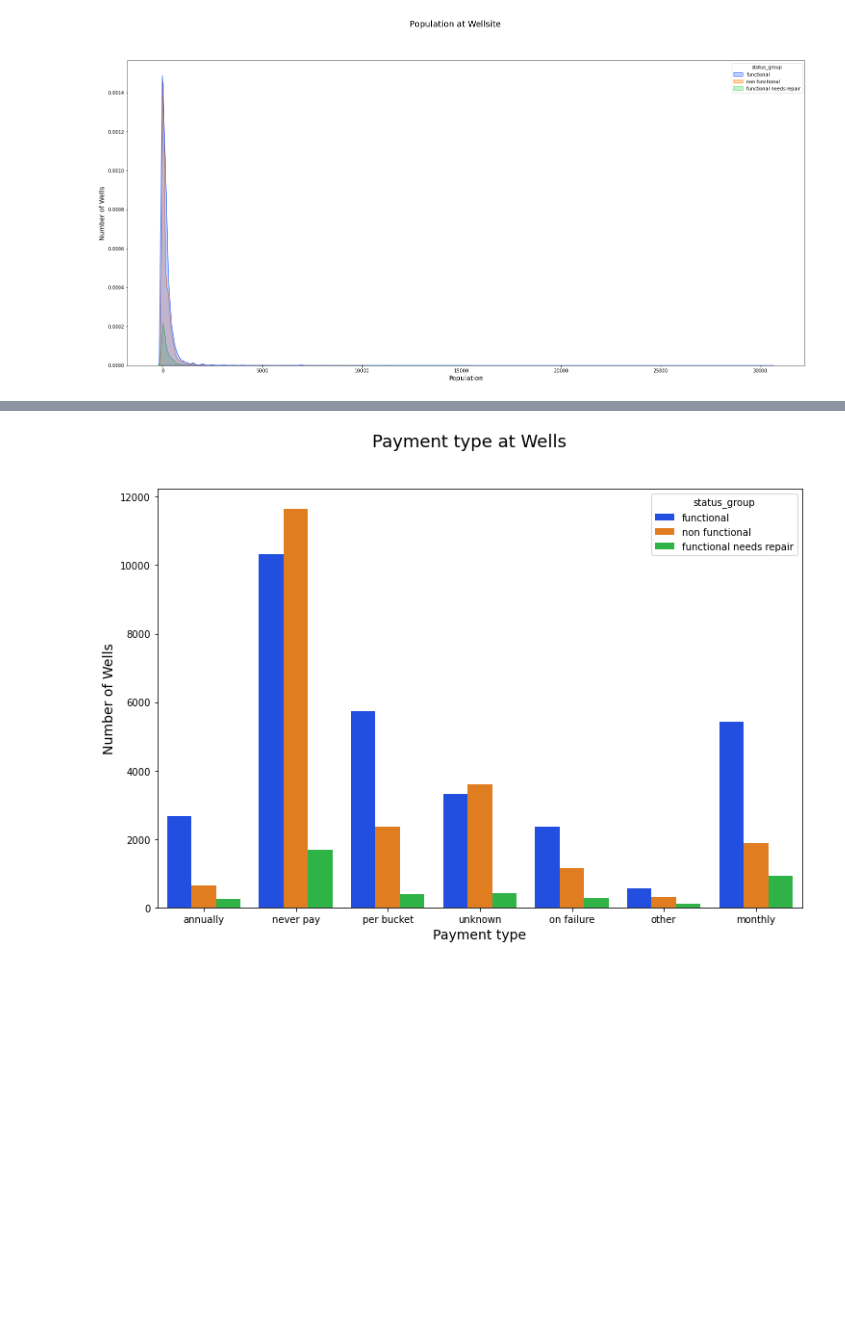
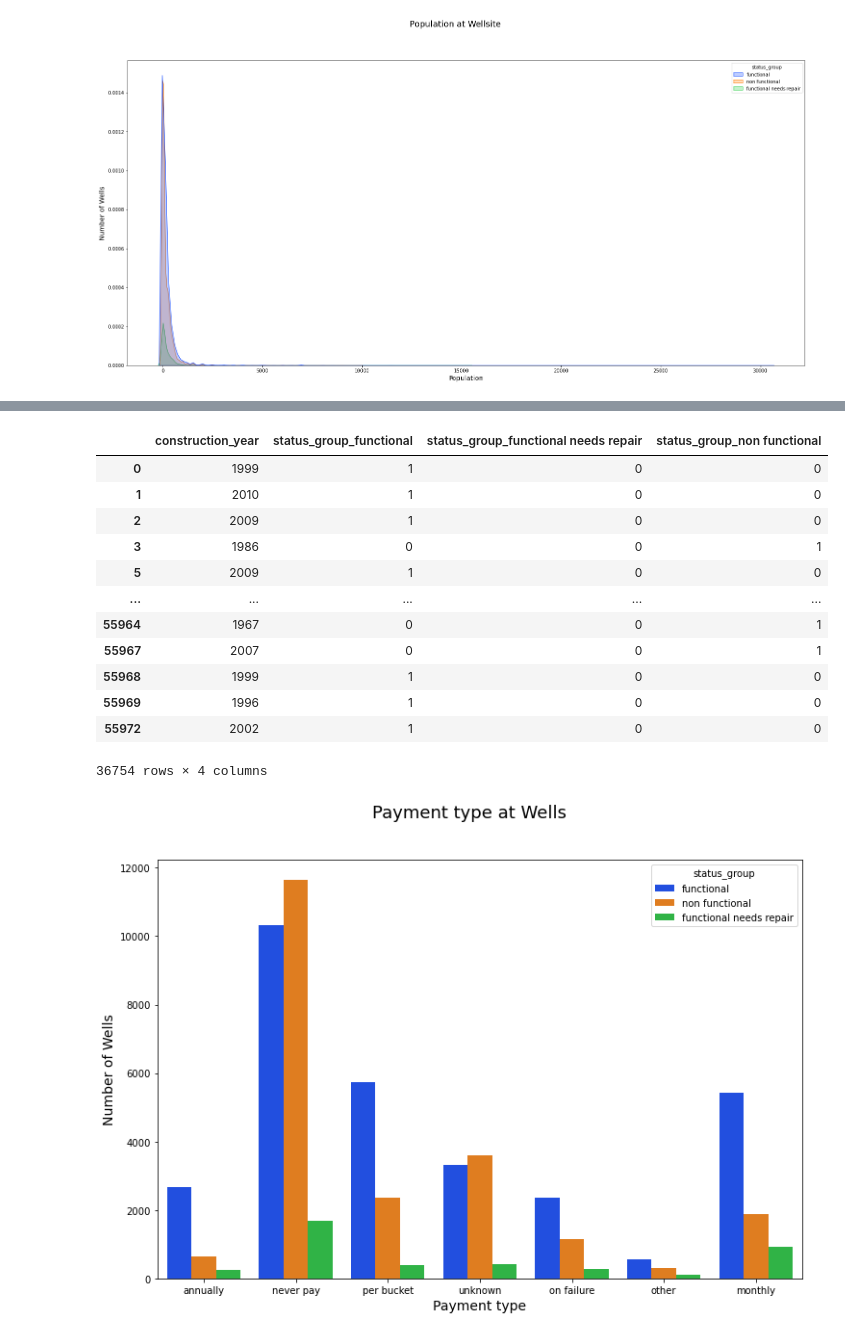
Before and after one commit to anniezhengaz/Phase3Projecct-Tanzanian_Water_Wells, a Jupyter notebook: Visuals_Plots.ipynb, the cells around one changed output, grey strips where cells are left out. Cells and saved outputs as stored; diff of their text form; code cells hidden in the pictures; blank space fills up the shorter version.

```diff
--- a/Visuals_Plots.ipynb
+++ b/Visuals_Plots.ipynb
@@ -147,3 +177,20 @@ plt.show()
+# %%
+years_status_dum = pd.get_dummies(years_status, columns=['status_group'])
+years_status_dum
+# %% [output]
+|  | construction_year | status_group_functional | status_group_functional needs repair | status_group_non functional |
+| 0 | 1999 | 1 | 0 | 0 |
+| 1 | 2010 | 1 | 0 | 0 |
+| 2 | 2009 | 1 | 0 | 0 |
+| 3 | 1986 | 0 | 0 | 1 |
+| 5 | 2009 | 1 | 0 | 0 |
+| ... | ... | ... | ... | ... |
+| 55964 | 1967 | 0 | 0 | 1 |
+| 55967 | 2007 | 0 | 0 | 1 |
+| 55968 | 1999 | 1 | 0 | 0 |
+| 55969 | 1996 | 1 | 0 | 0 |
+| 55972 | 2002 | 1 | 0 | 0 |
+36754 rows × 4 columns
 # %%
 fig, ax = plt.subplots(figsize=(12,8))
 ax = sns.countplot(x='payment_type', hue="status_group", palette='bright', data=df)
```
Also changed, not shown: parts of 4 cells of this notebook.
